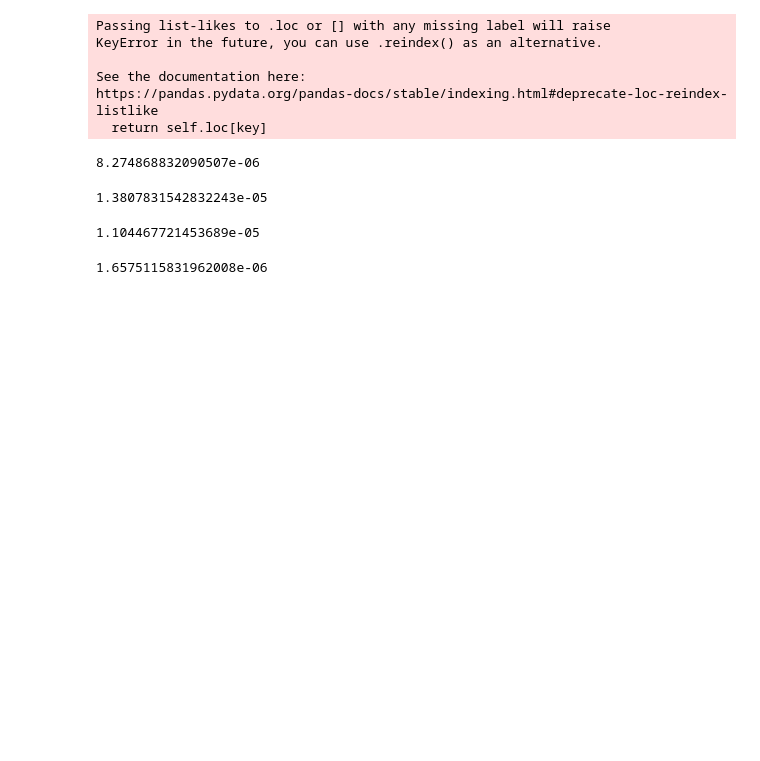
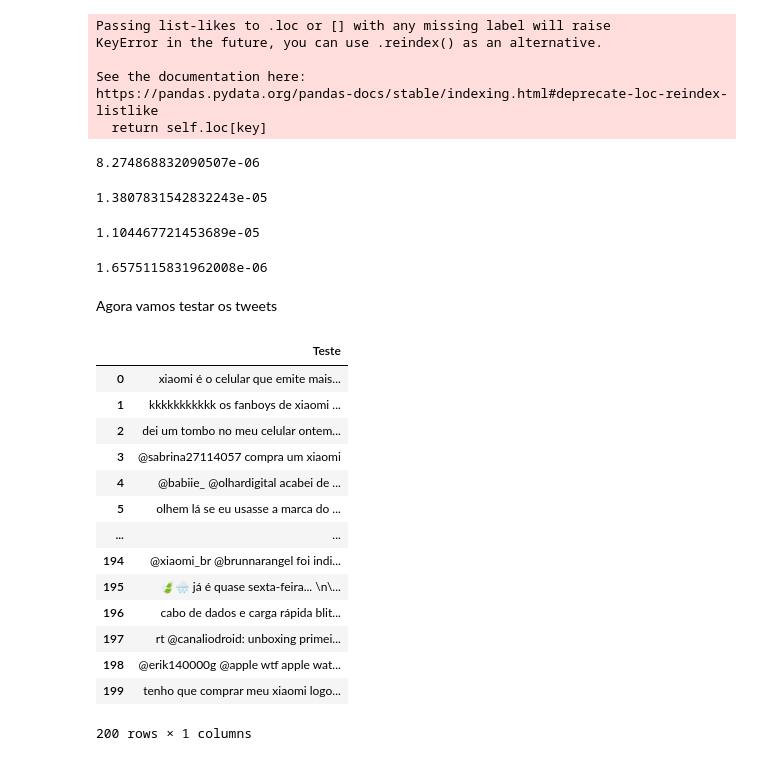
Before and after one commit to thalials/P2_tweets, a Jupyter notebook: Classificador.ipynb, the cells around one changed output. Saved outputs shown, nothing was run; the diff lists cells and outputs as text; code cells hidden in the pictures; blank space fills up the shorter version.

```diff
--- a/Classificador.ipynb
+++ b/Classificador.ipynb
@@ -441,4 +456,6 @@ P_ngosta_frase = P_frase_ngosta*P_1
 P_ngosta_frase
 # %% [output]
 1.6575115831962008e-06
+# %% [markdown]
+Agora vamos testar os tweets
 # %%
@@ -446,5 +463,23 @@ P_ngosta_frase
 
 testando = pd.read_excel('teste.xlsx')
+# %%
+testando
+# %% [output]
+|  | Teste |
+| 0 | xiaomi é o celular que emite mais... |
+| 1 | kkkkkkkkkkk os fanboys de xiaomi ... |
+| 2 | dei um tombo no meu celular ontem... |
+| 3 | @sabrina27114057 compra um xiaomi |
+| 4 | @babiie_ @olhardigital acabei de ... |
+| 5 | olhem lá se eu usasse a marca do ... |
+| ... | ... |
+| 194 | @xiaomi_br @brunnarangel foi indi... |
+| 195 | 🍃🌧️ já é quase sexta-feira... \n\... |
+| 196 | cabo de dados e carga rápida blit... |
+| 197 | rt @canaliodroid: unboxing primei... |
+| 198 | @erik140000g @apple wtf apple wat... |
+| 199 | tenho que comprar meu xiaomi logo... |
+200 rows × 1 columns
 # %%
 #Limpeza
 
```
Also changed, not shown: parts of 23 cells of this notebook, 1 other file.
